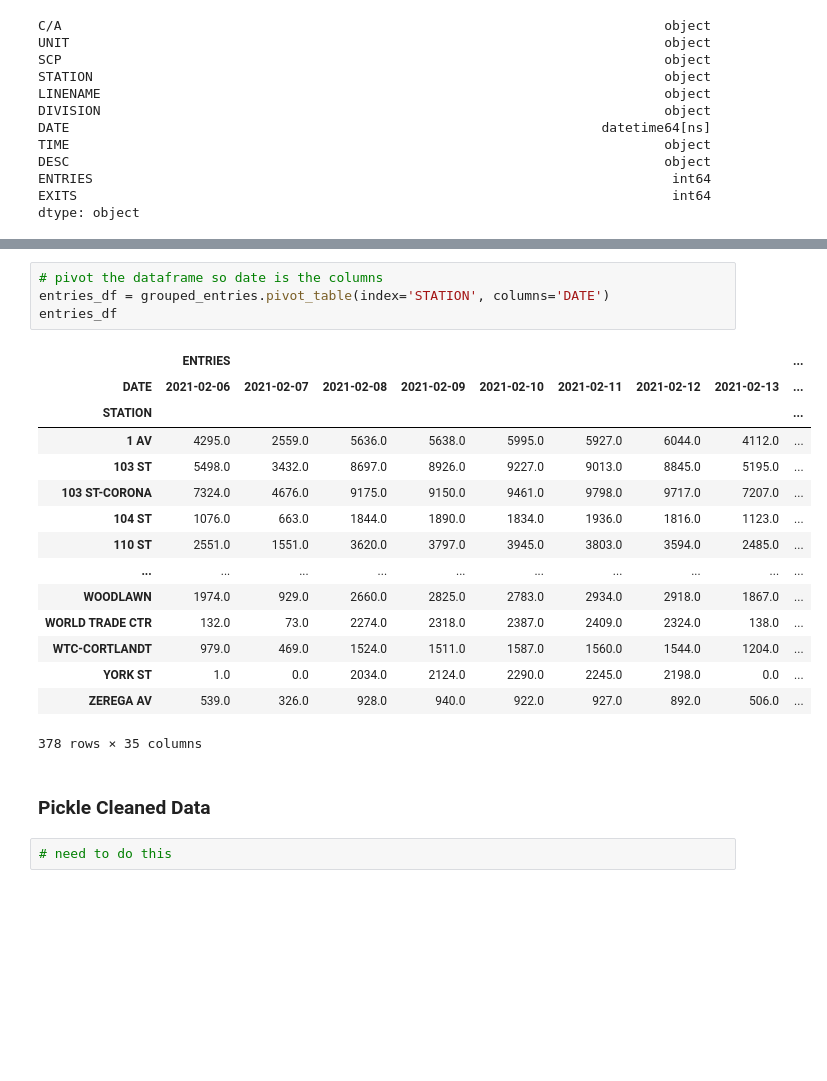
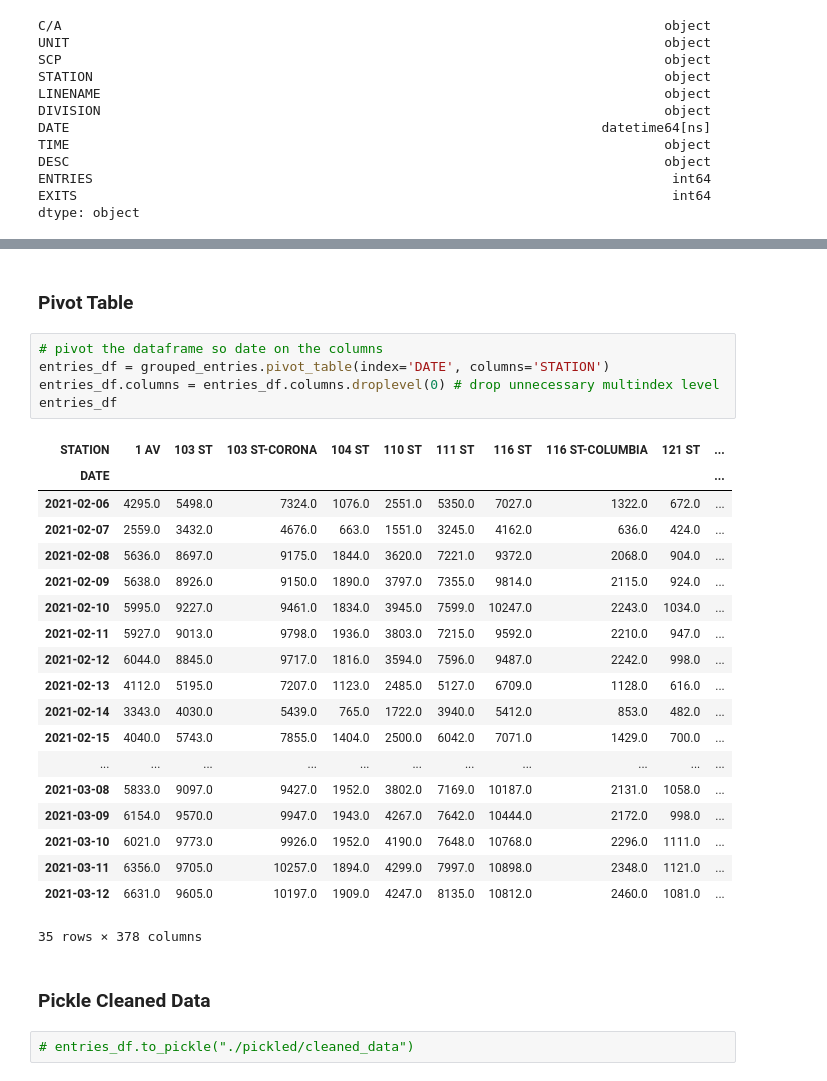
Before and after one commit to justinm0rgan/mta-turnstile-covid, a Jupyter notebook: collection-and-cleaning.ipynb, the cells around one changed output, grey strips where cells are left out. Cells and saved outputs as stored; diff of their text form; blank space fills up the shorter version.

```diff
--- a/collection-and-cleaning.ipynb
+++ b/collection-and-cleaning.ipynb
@@ -254,24 +262,31 @@ grouped_entries
+# %% [markdown]
+### Pivot Table
 # %%
-# pivot the dataframe so date is the columns
-entries_df = grouped_entries.pivot_table(index='STATION', columns='DATE')
+# pivot the dataframe so date on the columns
+entries_df = grouped_entries.pivot_table(index='DATE', columns='STATION')
+entries_df.columns = entries_df.columns.droplevel(0) # drop unnecessary multindex level
 entries_df
 # %% [output]
-|  | ENTRIES |  |  |  |  |  |  |  | ... |
-| DATE | 2021-02-06 | 2021-02-07 | 2021-02-08 | 2021-02-09 | 2021-02-10 | 2021-02-11 | 2021-02-12 | 2021-02-13 | ... |
-| STATION |  |  |  |  |  |  |  |  | ... |
-| 1 AV | 4295.0 | 2559.0 | 5636.0 | 5638.0 | 5995.0 | 5927.0 | 6044.0 | 4112.0 | ... |
-| 103 ST | 5498.0 | 3432.0 | 8697.0 | 8926.0 | 9227.0 | 9013.0 | 8845.0 | 5195.0 | ... |
-| 103 ST-CORONA | 7324.0 | 4676.0 | 9175.0 | 9150.0 | 9461.0 | 9798.0 | 9717.0 | 7207.0 | ... |
-| 104 ST | 1076.0 | 663.0 | 1844.0 | 1890.0 | 1834.0 | 1936.0 | 1816.0 | 1123.0 | ... |
-| 110 ST | 2551.0 | 1551.0 | 3620.0 | 3797.0 | 3945.0 | 3803.0 | 3594.0 | 2485.0 | ... |
-| ... | ... | ... | ... | ... | ... | ... | ... | ... | ... |
-| WOODLAWN | 1974.0 | 929.0 | 2660.0 | 2825.0 | 2783.0 | 2934.0 | 2918.0 | 1867.0 | ... |
-| WORLD TRADE CTR | 132.0 | 73.0 | 2274.0 | 2318.0 | 2387.0 | 2409.0 | 2324.0 | 138.0 | ... |
-| WTC-CORTLANDT | 979.0 | 469.0 | 1524.0 | 1511.0 | 1587.0 | 1560.0 | 1544.0 | 1204.0 | ... |
-| YORK ST | 1.0 | 0.0 | 2034.0 | 2124.0 | 2290.0 | 2245.0 | 2198.0 | 0.0 | ... |
-| ZEREGA AV | 539.0 | 326.0 | 928.0 | 940.0 | 922.0 | 927.0 | 892.0 | 506.0 | ... |
+| STATION | 1 AV | 103 ST | 103 ST-CORONA | 104 ST | 110 ST | 111 ST | 116 ST | 116 ST-COLUMBIA | 121 ST | ... |
+| DATE |  |  |  |  |  |  |  |  |  | ... |
+| 2021-02-06 | 4295.0 | 5498.0 | 7324.0 | 1076.0 | 2551.0 | 5350.0 | 7027.0 | 1322.0 | 672.0 | ... |
+| 2021-02-07 | 2559.0 | 3432.0 | 4676.0 | 663.0 | 1551.0 | 3245.0 | 4162.0 | 636.0 | 424.0 | ... |
+| 2021-02-08 | 5636.0 | 8697.0 | 9175.0 | 1844.0 | 3620.0 | 7221.0 | 9372.0 | 2068.0 | 904.0 | ... |
+| 2021-02-09 | 5638.0 | 8926.0 | 9150.0 | 1890.0 | 3797.0 | 7355.0 | 9814.0 | 2115.0 | 924.0 | ... |
+| 2021-02-10 | 5995.0 | 9227.0 | 9461.0 | 1834.0 | 3945.0 | 7599.0 | 10247.0 | 2243.0 | 1034.0 | ... |
+| 2021-02-11 | 5927.0 | 9013.0 | 9798.0 | 1936.0 | 3803.0 | 7215.0 | 9592.0 | 2210.0 | 947.0 | ... |
+| 2021-02-12 | 6044.0 | 8845.0 | 9717.0 | 1816.0 | 3594.0 | 7596.0 | 9487.0 | 2242.0 | 998.0 | ... |
+| 2021-02-13 | 4112.0 | 5195.0 | 7207.0 | 1123.0 | 2485.0 | 5127.0 | 6709.0 | 1128.0 | 616.0 | ... |
+| 2021-02-14 | 3343.0 | 4030.0 | 5439.0 | 765.0 | 1722.0 | 3940.0 | 5412.0 | 853.0 | 482.0 | ... |
+| 2021-02-15 | 4040.0 | 5743.0 | 7855.0 | 1404.0 | 2500.0 | 6042.0 | 7071.0 | 1429.0 | 700.0 | ... |
+| ... | ... | ... | ... | ... | ... | ... | ... | ... | ... | ... |
+| 2021-03-08 | 5833.0 | 9097.0 | 9427.0 | 1952.0 | 3802.0 | 7169.0 | 10187.0 | 2131.0 | 1058.0 | ... |
+| 2021-03-09 | 6154.0 | 9570.0 | 9947.0 | 1943.0 | 4267.0 | 7642.0 | 10444.0 | 2172.0 | 998.0 | ... |
+| 2021-03-10 | 6021.0 | 9773.0 | 9926.0 | 1952.0 | 4190.0 | 7648.0 | 10768.0 | 2296.0 | 1111.0 | ... |
+| 2021-03-11 | 6356.0 | 9705.0 | 10257.0 | 1894.0 | 4299.0 | 7997.0 | 10898.0 | 2348.0 | 1121.0 | ... |
+| 2021-03-12 | 6631.0 | 9605.0 | 10197.0 | 1909.0 | 4247.0 | 8135.0 | 10812.0 | 2460.0 | 1081.0 | ... |
-378 rows × 35 columns
+35 rows × 378 columns
 # %% [markdown]
 ### Pickle Cleaned Data
-# %%
-# need to do this
+# %%
+# entries_df.to_pickle("./pickled/cleaned_data")
```
Also changed, not shown: parts of 16 cells of this notebook, 2 other files.
